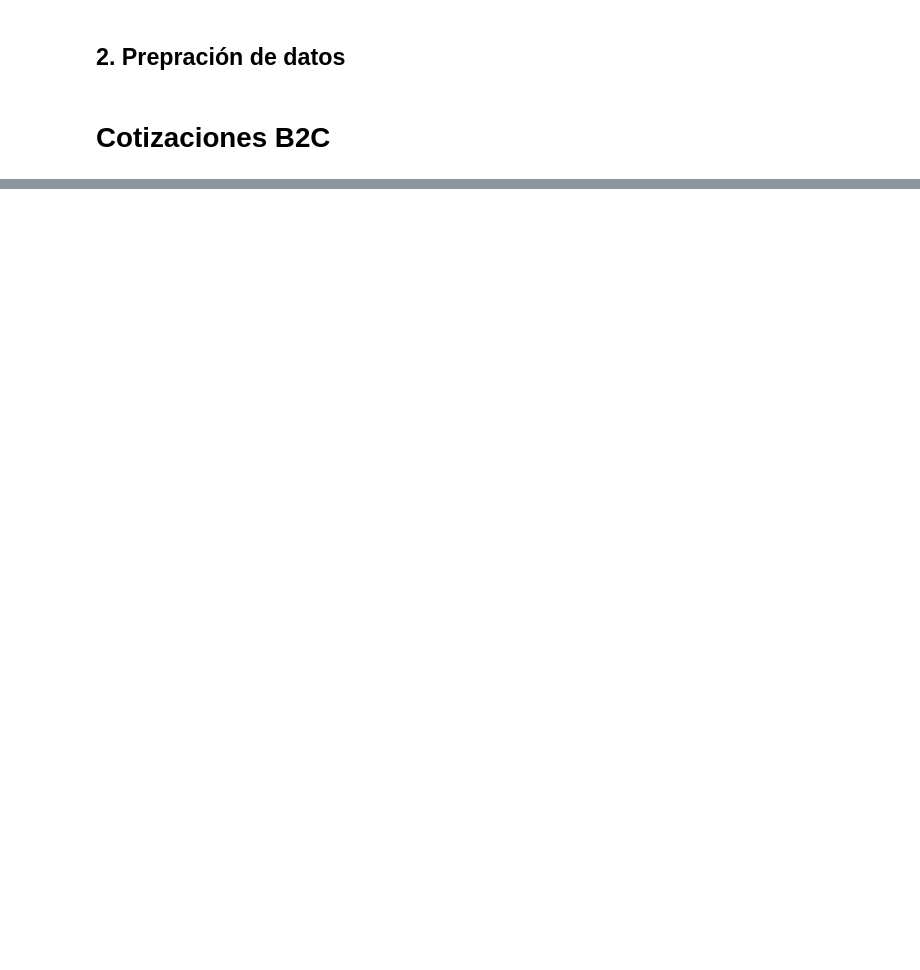
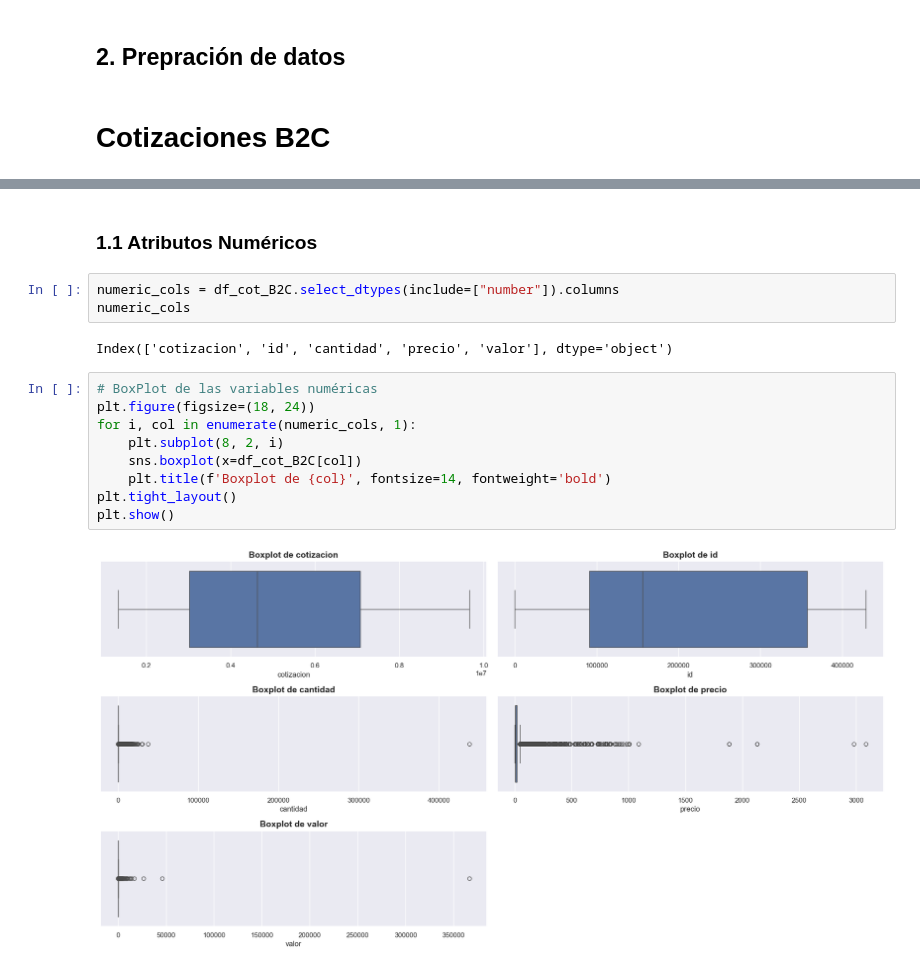
Before and after one commit to VVDataInsights/Reto_Corona, a Jupyter notebook: modeloB2C.ipynb, the cells around one changed output, grey strips where cells are left out. Saved outputs shown, nothing was run; the diff lists cells and outputs as text; blank space fills up the shorter version.

```diff
--- a/modeloB2C.ipynb
+++ b/modeloB2C.ipynb
@@ -263,0 +510,18 @@ plt.title("Correlación entre variables numéricas", fontsize=16, fontweight='bo
+# %% [markdown]
+### 1.1 Atributos Numéricos
+# %%
+numeric_cols = df_cot_B2C.select_dtypes(include=["number"]).columns
+numeric_cols
+# %% [output]
+Index(['cotizacion', 'id', 'cantidad', 'precio', 'valor'], dtype='object')
+# %%
+# BoxPlot de las variables numéricas
+plt.figure(figsize=(18, 24))
+for i, col in enumerate(numeric_cols, 1):
+    plt.subplot(8, 2, i)
+    sns.boxplot(x=df_cot_B2C[col])
+    plt.title(f'Boxplot de {col}', fontsize=14, fontweight='bold')
+plt.tight_layout()
+plt.show()
+# %% [output]
+[figure, added]
```
Also changed, not shown: parts of 52 cells of this notebook.
